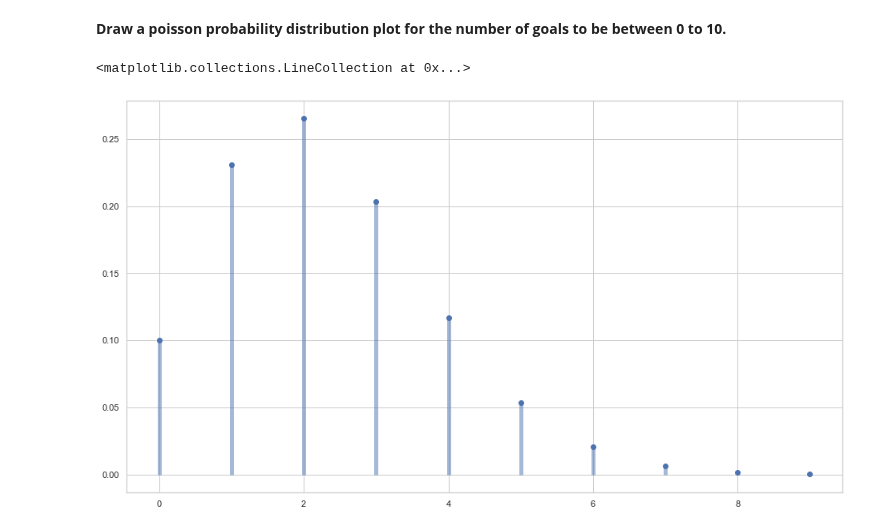
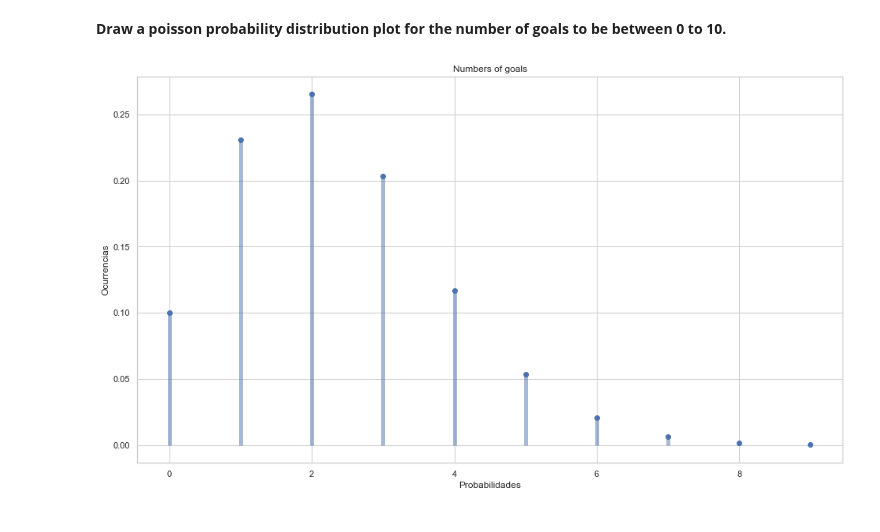
Before and after one commit to Ironhack-Data-Madrid-Octubre-2021/lab-discrete-probability-distributions, a Jupyter notebook: your-code/main.ipynb, the cells around one changed output. Saved outputs shown, nothing was run; the diff lists cells and outputs as text; code cells hidden in the pictures.

```diff
--- a/your-code/main.ipynb
+++ b/your-code/main.ipynb
@@ -122,7 +121,9 @@ my_poisson.pmf(5)
 # %%
 x = np.arange(0, 10)
 plt.plot(x, my_poisson.pmf(x), 'bo')
 plt.vlines(x, 0, my_poisson.pmf(x), colors='b', lw=5, alpha=0.5)
+plt.title("Numbers of goals")
+plt.xlabel("Probabilidades")
+plt.ylabel("Ocurrencias");
 # %% [output]
-<matplotlib.collections.LineCollection at 0x...>
-[figure, old version]
+[figure, new version]
```
Also changed, not shown: parts of 1 cell of this notebook.
